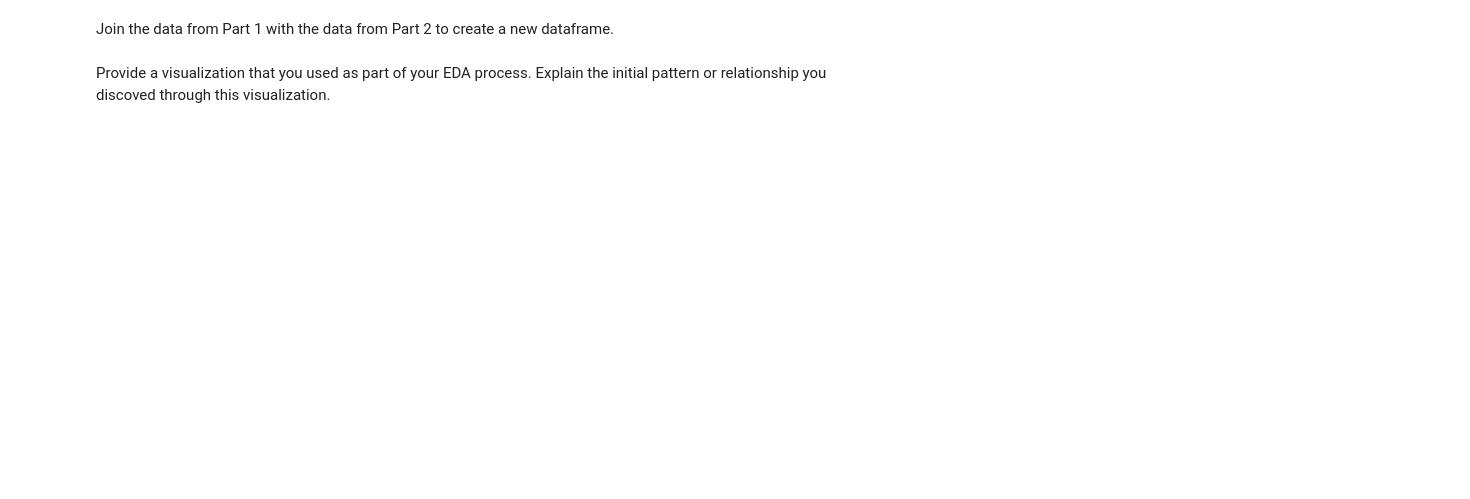
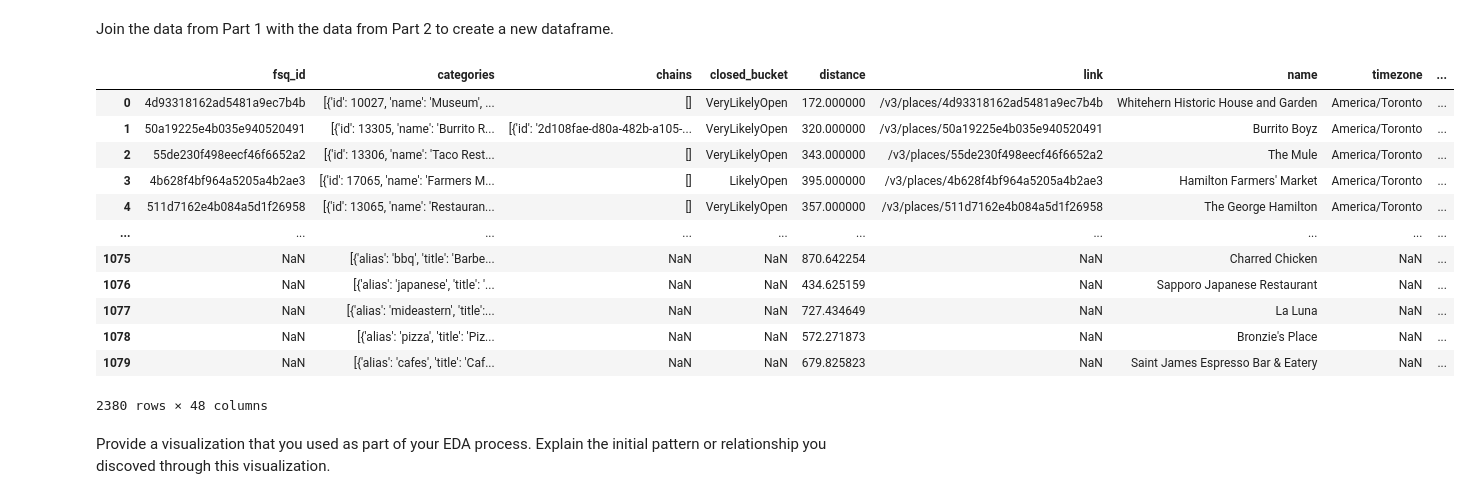
Before and after one commit to jpatrick999/Statistical-Modelling-Project, a Jupyter notebook: notebooks/joining_data.ipynb, the cells around one changed output. Cells and saved outputs as stored; diff of their text form; code cells hidden in the pictures; blank space fills up the shorter version.

```diff
--- a/notebooks/joining_data.ipynb
+++ b/notebooks/joining_data.ipynb
@@ -1,4 +1,30 @@
 # %% [markdown]
 Join the data from Part 1 with the data from Part 2 to create a new dataframe.
+# %%
+import pandas as pd
+
+# Joining the two dataframes
+
+flattenedfoursquaredata = pd.read_csv('..\\data\\flattenedfoursquaredata.csv')
+
+flattenedyelpdata4=pd.read_csv('..\\data\\flattenedyelpdata.csv')
+
+new_dataframe = pd.concat([flattenedfoursquaredata, flattenedyelpdata4])
+
+new_dataframe
+# %% [output]
+|  | fsq_id | categories | chains | closed_bucket | distance | link | name | timezone | ... |
+| 0 | 4d93318162ad5481a9ec7b4b | [{'id': 10027, 'name': 'Museum', ... | [] | VeryLikelyOpen | 172.000000 | /v3/places/4d93318162ad5481a9ec7b4b | Whitehern Historic House and Garden | America/Toronto | ... |
+| 1 | 50a19225e4b035e940520491 | [{'id': 13305, 'name': 'Burrito R... | [{'id': '2d108fae-d80a-482b-a105-... | VeryLikelyOpen | 320.000000 | /v3/places/50a19225e4b035e940520491 | Burrito Boyz | America/Toronto | ... |
+| 2 | 55de230f498eecf46f6652a2 | [{'id': 13306, 'name': 'Taco Rest... | [] | VeryLikelyOpen | 343.000000 | /v3/places/55de230f498eecf46f6652a2 | The Mule | America/Toronto | ... |
+| 3 | 4b628f4bf964a5205a4b2ae3 | [{'id': 17065, 'name': 'Farmers M... | [] | LikelyOpen | 395.000000 | /v3/places/4b628f4bf964a5205a4b2ae3 | Hamilton Farmers' Market | America/Toronto | ... |
+| 4 | 511d7162e4b084a5d1f26958 | [{'id': 13065, 'name': 'Restauran... | [] | VeryLikelyOpen | 357.000000 | /v3/places/511d7162e4b084a5d1f26958 | The George Hamilton | America/Toronto | ... |
+| ... | ... | ... | ... | ... | ... | ... | ... | ... | ... |
+| 1075 | NaN | [{'alias': 'bbq', 'title': 'Barbe... | NaN | NaN | 870.642254 | NaN | Charred Chicken | NaN | ... |
+| 1076 | NaN | [{'alias': 'japanese', 'title': '... | NaN | NaN | 434.625159 | NaN | Sapporo Japanese Restaurant | NaN | ... |
+| 1077 | NaN | [{'alias': 'mideastern', 'title':... | NaN | NaN | 727.434649 | NaN | La Luna | NaN | ... |
+| 1078 | NaN | [{'alias': 'pizza', 'title': 'Piz... | NaN | NaN | 572.271873 | NaN | Bronzie's Place | NaN | ... |
+| 1079 | NaN | [{'alias': 'cafes', 'title': 'Caf... | NaN | NaN | 679.825823 | NaN | Saint James Espresso Bar & Eatery | NaN | ... |
+2380 rows × 48 columns
 # %% [markdown]
 Provide a visualization that you used as part of your EDA process. Explain the initial pattern or relationship you discoved through this visualization.
```
Also changed, not shown: parts of 7 cells of this notebook, 5 other files.
